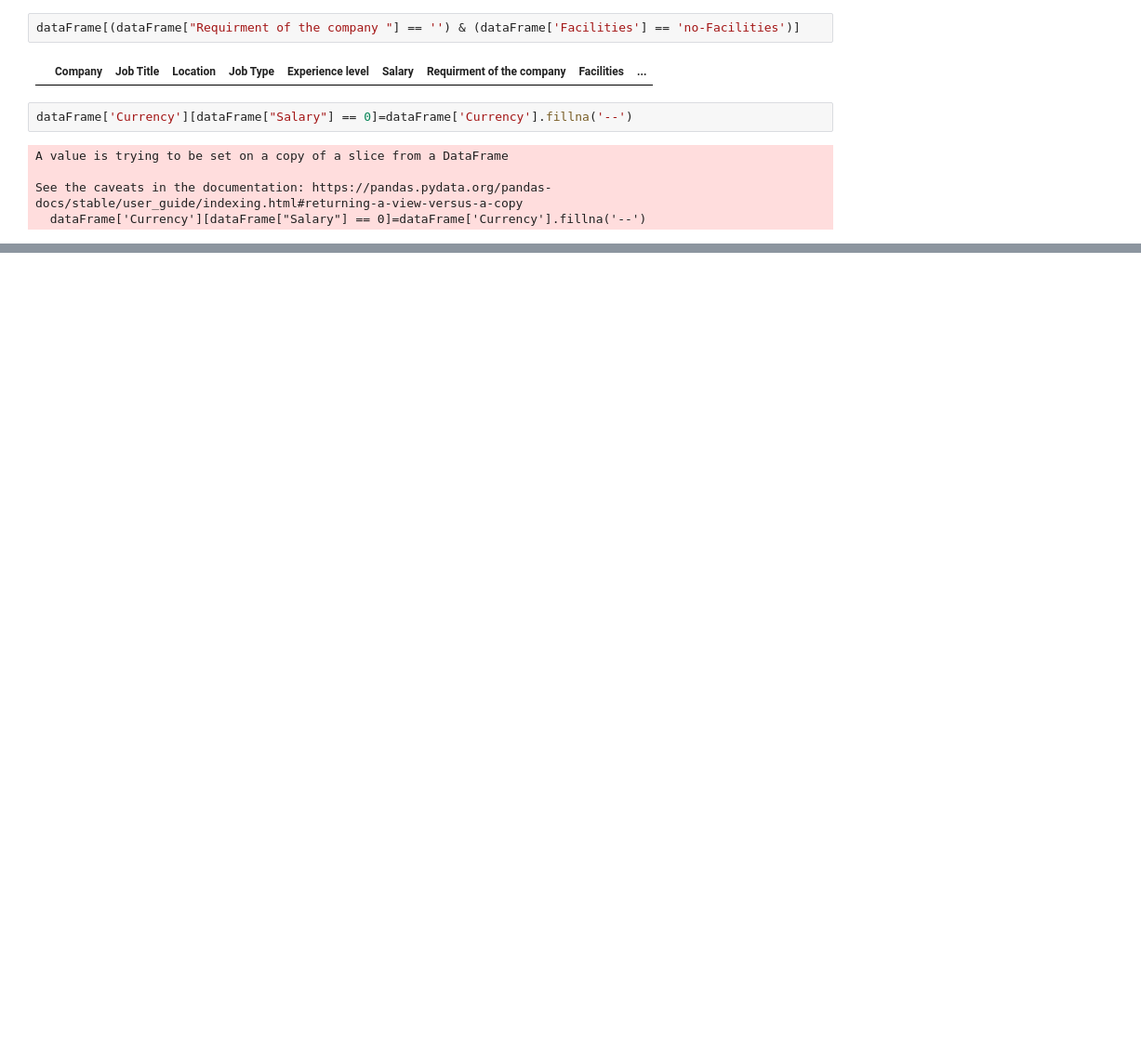
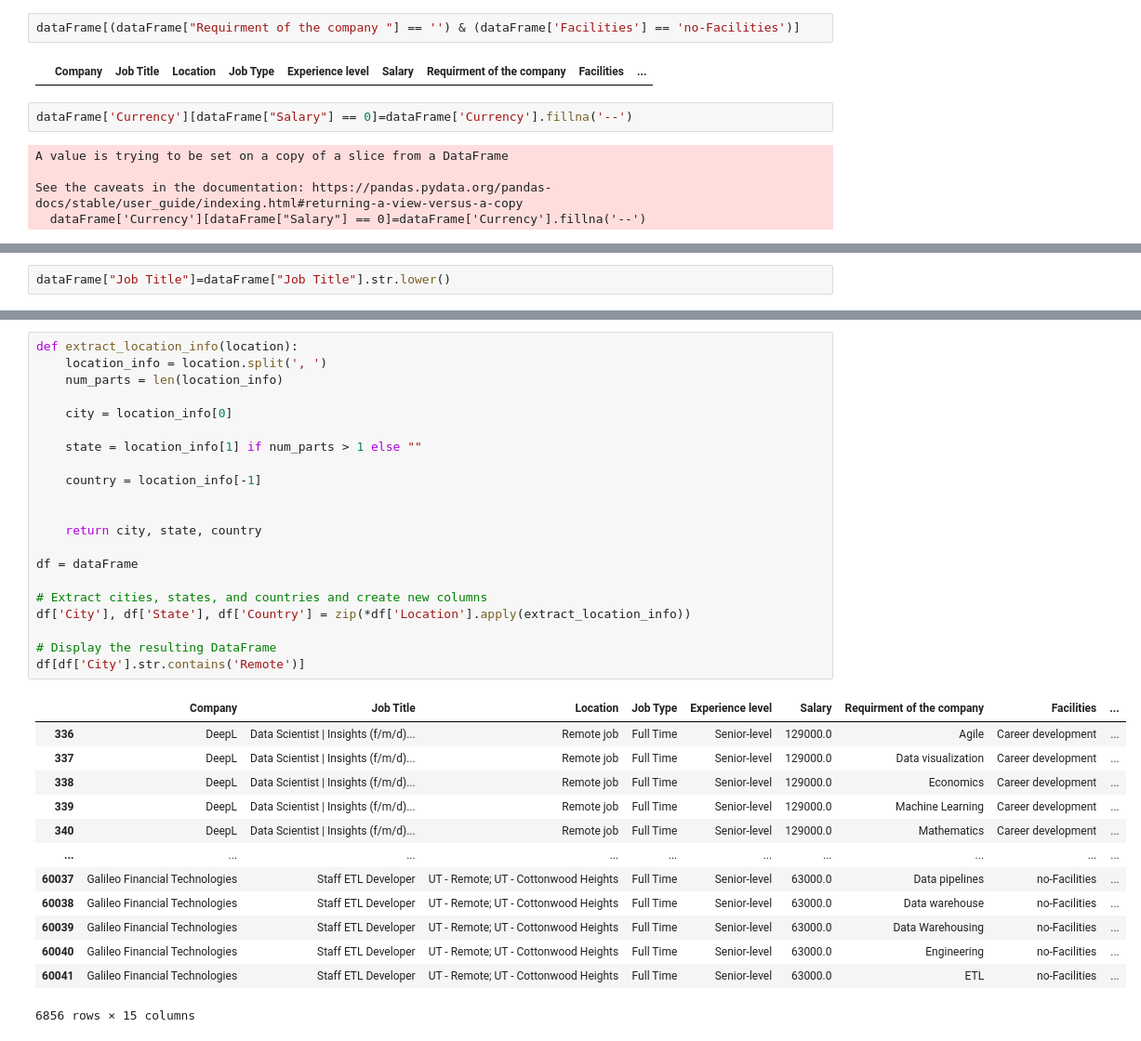
Before and after one commit to elouardyabderrahim/Analyse-des-opportunites-emploi, a Jupyter notebook: dataJob.ipynb, the cells around one changed output, grey strips where cells are left out. Shown: that part at 93% size. Saved outputs shown, nothing was run; the diff lists cells and outputs as text; blank space fills up the shorter version.

```diff
--- a/dataJob.ipynb
+++ b/dataJob.ipynb
@@ -500,0 +540,2 @@ dataFrame[dataFrame["Salary"] == 0]
+# %%
+dataFrame["Job Title"]=dataFrame["Job Title"].str.lower()
@@ -500,0 +683,35 @@ dataFrame[dataFrame["Salary"] == 0]
+# %%
+def extract_location_info(location):
+    location_info = location.split(', ')
+    num_parts = len(location_info)
+
+    city = location_info[0]
+
+    state = location_info[1] if num_parts > 1 else ""
+
+    country = location_info[-1]
+
+
+    return city, state, country
+
+df = dataFrame
+
+# Extract cities, states, and countries and create new columns
+df['City'], df['State'], df['Country'] = zip(*df['Location'].apply(extract_location_info))
+
+# Display the resulting DataFrame
+df[df['City'].str.contains('Remote')]
+# %% [output]
+|  | Company | Job Title | Location | Job Type | Experience level | Salary | Requirment of the company | Facilities | ... |
+| 336 | DeepL | Data Scientist | Insights (f/m/d)... | Remote job | Full Time | Senior-level | 129000.0 | Agile | Career development | ... |
+| 337 | DeepL | Data Scientist | Insights (f/m/d)... | Remote job | Full Time | Senior-level | 129000.0 | Data visualization | Career development | ... |
+| 338 | DeepL | Data Scientist | Insights (f/m/d)... | Remote job | Full Time | Senior-level | 129000.0 | Economics | Career development | ... |
+| 339 | DeepL | Data Scientist | Insights (f/m/d)... | Remote job | Full Time | Senior-level | 129000.0 | Machine Learning | Career development | ... |
+| 340 | DeepL | Data Scientist | Insights (f/m/d)... | Remote job | Full Time | Senior-level | 129000.0 | Mathematics | Career development | ... |
+| ... | ... | ... | ... | ... | ... | ... | ... | ... | ... |
+| 60037 | Galileo Financial Technologies | Staff ETL Developer | UT - Remote; UT - Cottonwood Heights | Full Time | Senior-level | 63000.0 | Data pipelines | no-Facilities | ... |
+| 60038 | Galileo Financial Technologies | Staff ETL Developer | UT - Remote; UT - Cottonwood Heights | Full Time | Senior-level | 63000.0 | Data warehouse | no-Facilities | ... |
+| 60039 | Galileo Financial Technologies | Staff ETL Developer | UT - Remote; UT - Cottonwood Heights | Full Time | Senior-level | 63000.0 | Data Warehousing | no-Facilities | ... |
+| 60040 | Galileo Financial Technologies | Staff ETL Developer | UT - Remote; UT - Cottonwood Heights | Full Time | Senior-level | 63000.0 | Engineering | no-Facilities | ... |
+| 60041 | Galileo Financial Technologies | Staff ETL Developer | UT - Remote; UT - Cottonwood Heights | Full Time | Senior-level | 63000.0 | ETL | no-Facilities | ... |
+6856 rows × 15 columns
```
Also changed, not shown: parts of 29 cells of this notebook.
